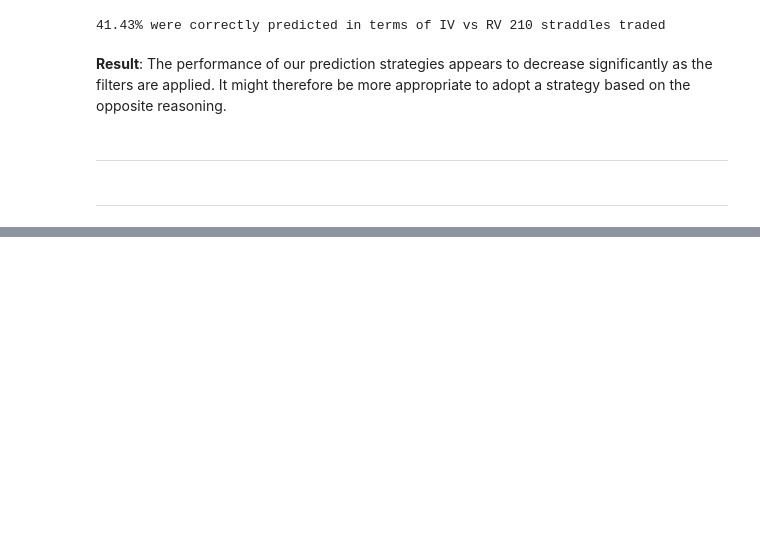
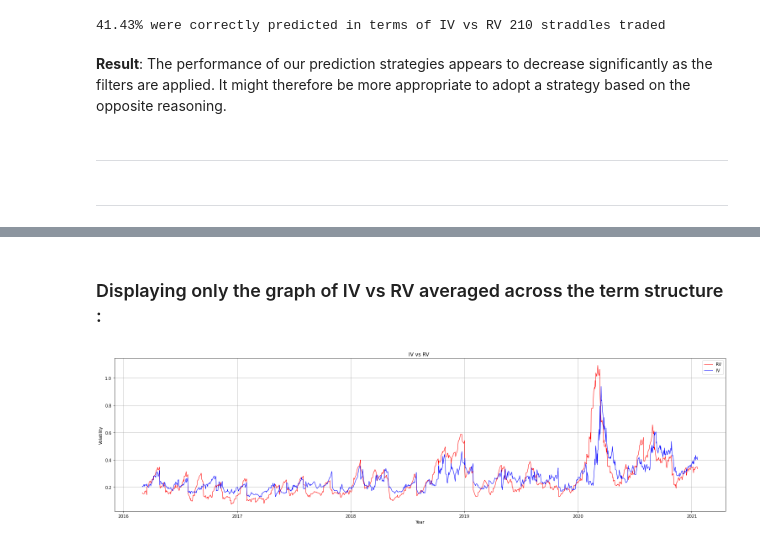
Before and after one commit to jasonTor/Alpha_Volatility_Strategy, a Jupyter notebook: exploratory_analysis.ipynb, the cells around one changed output, grey strips where cells are left out. Cells and saved outputs as stored; diff of their text form; code cells hidden in the pictures; blank space fills up the shorter version.

```diff
--- a/exploratory_analysis.ipynb
+++ b/exploratory_analysis.ipynb
@@ -799,0 +949,22 @@ print(f"{percent:.2f}% were correctly predicted in terms of IV vs RV {len(condit
+# %% [markdown]
+### Displaying only the graph of IV vs RV averaged across the term structure :
+# %%
+dates = pd.to_datetime(dates)
+
+plt.figure(figsize=(21,6))
+plt.plot(dates, rv, label='RV', color='red', linewidth=1)
+plt.plot(dates, iv, label='IV', color='blue', linewidth=1)
+plt.xlabel('Year')
+plt.ylabel('Volatility')
+plt.title('IV vs RV ')
+plt.legend()
+plt.grid(True)
+
+ax = plt.gca()
+ax.xaxis.set_major_locator(mdates.YearLocator())
+ax.xaxis.set_major_formatter(mdates.DateFormatter('%Y'))
+
+plt.tight_layout()
+plt.show()
+# %% [output]
+[figure, added]
```
Also changed, not shown: parts of 25 cells of this notebook, 2 other files.
